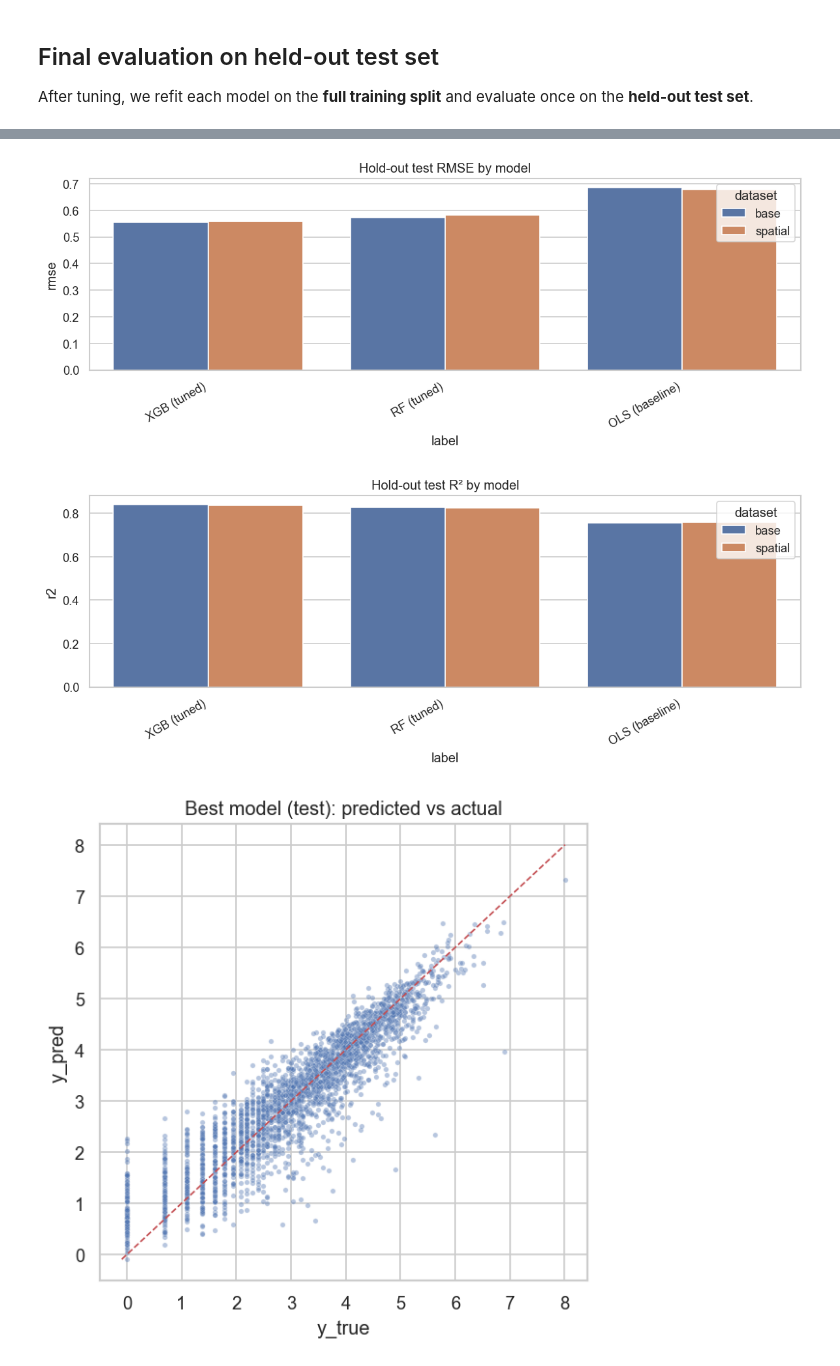
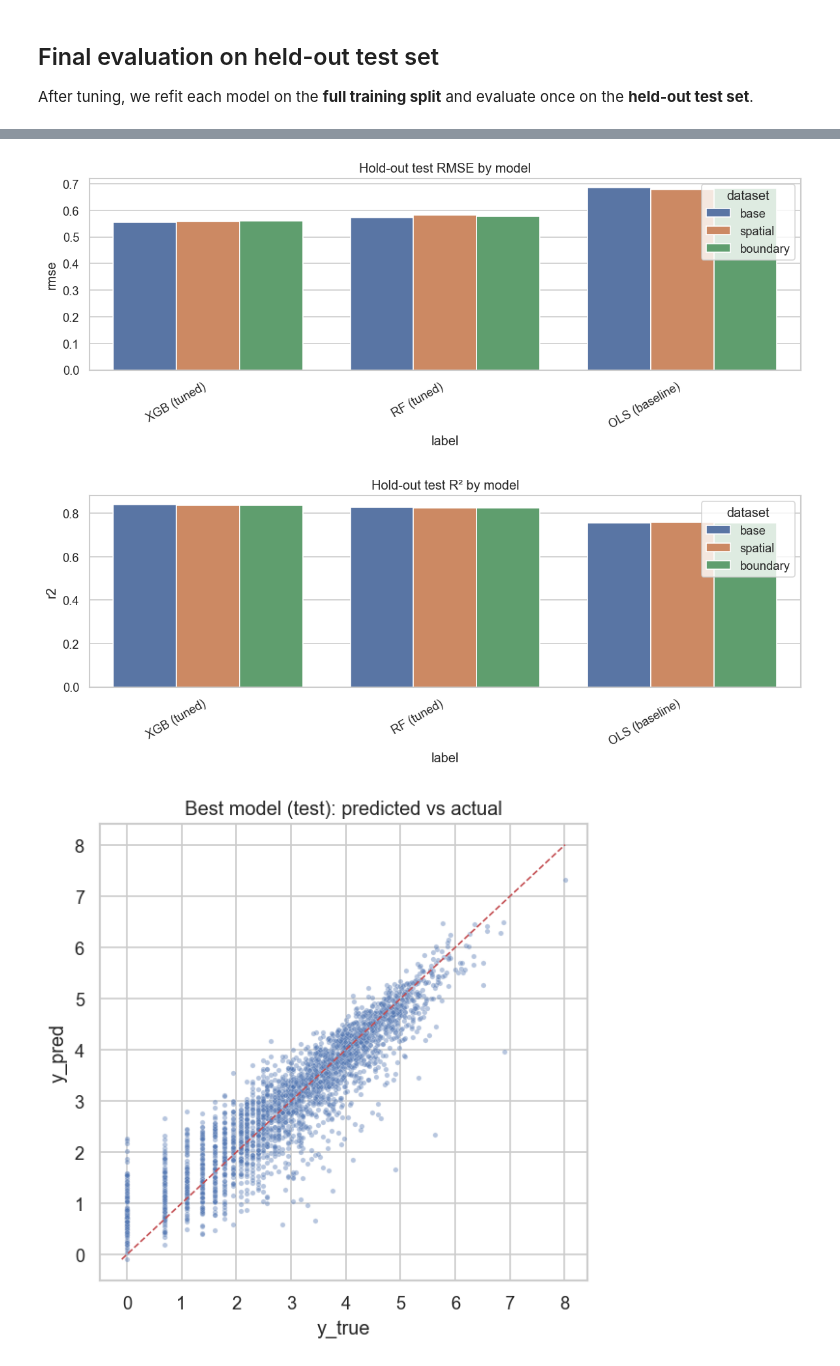
Before and after one commit to aukehilbrands/thesis, a Jupyter notebook: 5 - Modeling.ipynb, the cells around one changed output, grey strips where cells are left out. Saved outputs shown, nothing was run; the diff lists cells and outputs as text; code cells hidden in the pictures.

Commit message:
spatial lag weights introduced as third feature set

```diff
--- a/5 - Modeling.ipynb
+++ b/5 - Modeling.ipynb
@@ -175,6 +232,7 @@ ID_COLS_BASE = [
     "centroid_y",
 ]
 ID_COLS_SPATIAL = ID_COLS_BASE.copy()
+ID_COLS_BOUNDARY = ID_COLS_BASE.copy()
 
 RAW_TARGET_LIKE = {
     "crime_count",
@@ -212,7 +270,8 @@ def select_numeric_predictors(
 
     info = {
         "n_features": len(feature_cols),
-        "spillover_cols": [c for c in feature_cols if c.startswith("queen_lag_")],
+        "queen_lag_cols": [c for c in feature_cols if c.startswith("queen_lag_")],
+        "boundary_lag_cols": [c for c in feature_cols if c.startswith("boundary_lag_")],
         "excluded_leakage_cols": leak,
     }
     return X, y, info
@@ -220,3 +279,12 @@ def select_numeric_predictors(
 
 X_base, y_base, info_base = select_numeric_predictors(base_df, TARGET_COL, ID_COLS_BASE)
 X_spatial, y_spatial, info_spatial = select_numeric_predictors(spatial_df, TARGET_COL, ID_COLS_SPATIAL)
+X_boundary, y_boundary, info_boundary = select_numeric_predictors(boundary_df, TARGET_COL, ID_COLS_BOUNDARY)
+
+print("Selected features:")
+print("- base:", X_base.shape)
+print("- spatial:", X_spatial.shape)
+print("- boundary:", X_boundary.shape)
+print("Spillover columns:")
+print("- spatial queen lags:", len(info_spatial["queen_lag_cols"]))
+print("- boundary boundary lags:", len(info_boundary["boundary_lag_cols"]))
@@ -287,12 +363,15 @@ def print_fold_diagnostics(cv, X: pd.DataFrame, y: pd.Series, groups: Optional[p
 
 groups_base = base_df[GROUP_COL] if GROUP_COL and GROUP_COL in base_df.columns else None
 groups_spatial = spatial_df[GROUP_COL] if GROUP_COL and GROUP_COL in spatial_df.columns else None
+groups_boundary = boundary_df[GROUP_COL] if GROUP_COL and GROUP_COL in boundary_df.columns else None
 
 cv_base, cv_base_desc = make_cv(groups_base)
 cv_spatial, cv_spatial_desc = make_cv(groups_spatial)
+cv_boundary, cv_boundary_desc = make_cv(groups_boundary)
 
 print_fold_diagnostics(cv_base, X_base, y_base, groups_base)
 print_fold_diagnostics(cv_spatial, X_spatial, y_spatial, groups_spatial)
+print_fold_diagnostics(cv_boundary, X_boundary, y_boundary, groups_boundary)
 # %% [markdown]
 ## Helper functions for evaluation
 # %%
@@ -849,14 +1012,17 @@ After tuning, we refit each model on the **full training split** and evaluate on
 # Build X/y for test split using the same feature-selection logic
 X_base_test, y_base_test, _ = select_numeric_predictors(base_test_df, TARGET_COL, ID_COLS_BASE)
 X_spatial_test, y_spatial_test, _ = select_numeric_predictors(spatial_test_df, TARGET_COL, ID_COLS_SPATIAL)
+X_boundary_test, y_boundary_test, _ = select_numeric_predictors(boundary_test_df, TARGET_COL, ID_COLS_BOUNDARY)
 
 # Align columns explicitly (train defines the feature space)
 X_base_test = X_base_test.reindex(columns=X_base.columns, fill_value=np.nan)
 X_spatial_test = X_spatial_test.reindex(columns=X_spatial.columns, fill_value=np.nan)
+X_boundary_test = X_boundary_test.reindex(columns=X_boundary.columns, fill_value=np.nan)
 
 print("\nTrain/Test shapes:")
 print("Base train:", X_base.shape, "Base test:", X_base_test.shape)
 print("Spatial train:", X_spatial.shape, "Spatial test:", X_spatial_test.shape)
+print("Boundary train:", X_boundary.shape, "Boundary test:", X_boundary_test.shape)
 
 from sklearn.metrics import mean_squared_error, mean_absolute_error, r2_score
 
@@ -875,11 +1041,13 @@ preds = []
 ctx_cols = [c for c in ["gwb_code_10", "gm_naam", "regio", "a_inw", "crime_count"] if c in base_test_df.columns]
 ctx_base_test = base_test_df[ctx_cols].copy() if ctx_cols else pd.DataFrame(index=base_test_df.index)
 ctx_spatial_test = spatial_test_df[ctx_cols].copy() if ctx_cols else pd.DataFrame(index=spatial_test_df.index)
+ctx_boundary_test = boundary_test_df[ctx_cols].copy() if ctx_cols else pd.DataFrame(index=boundary_test_df.index)
 
 # OLS (baseline)
 for dataset_type, (Xtr, ytr, Xte, yte, ctx) in {
     "base": (X_base, y_base, X_base_test, y_base_test, ctx_base_test),
     "spatial": (X_spatial, y_spatial, X_spatial_test, y_spatial_test, ctx_spatial_test),
+    "boundary": (X_boundary, y_boundary, X_boundary_test, y_boundary_test, ctx_boundary_test),
 }.items():
     pred, rmse, mae, r2 = fit_predict_eval(make_ols_pipeline(), Xtr, ytr, Xte, yte)
     results.append({"model": "OLS", "dataset": dataset_type, "tuning": "baseline", "rmse": rmse, "mae": mae, "r2": r2})
@@ -902,6 +1070,10 @@ pred, rmse, mae, r2 = fit_predict_eval(rf_best_spatial, X_spatial, y_spatial, X_
 results.append({"model": "RF", "dataset": "spatial", "tuning": "tuned", "rmse": rmse, "mae": mae, "r2": r2})
 dfp = ctx_spatial_test.copy(); dfp["dataset"]="spatial"; dfp["model"]="RF"; dfp["tuning"]="tuned"; dfp["y_true"]=y_spatial_test.values; dfp["y_pred"]=pred; dfp["residual"]=dfp["y_true"]-dfp["y_pred"]; dfp["abs_error"]=dfp["residual"].abs(); preds.append(dfp)
 
+pred, rmse, mae, r2 = fit_predict_eval(rf_best_boundary, X_boundary, y_boundary, X_boundary_test, y_boundary_test)
+results.append({"model": "RF", "dataset": "boundary", "tuning": "tuned", "rmse": rmse, "mae": mae, "r2": r2})
+dfp = ctx_boundary_test.copy(); dfp["dataset"]="boundary"; dfp["model"]="RF"; dfp["tuning"]="tuned"; dfp["y_true"]=y_boundary_test.values; dfp["y_pred"]=pred; dfp["residual"]=dfp["y_true"]-dfp["y_pred"]; dfp["abs_error"]=dfp["residual"].abs(); preds.append(dfp)
+
 # XGB tuned
 pred, rmse, mae, r2 = fit_predict_eval(xgb_best_base, X_base, y_base, X_base_test, y_base_test)
 results.append({"model": "XGB", "dataset": "base", "tuning": "tuned", "rmse": rmse, "mae": mae, "r2": r2})
@@ -911,11 +1083,30 @@ pred, rmse, mae, r2 = fit_predict_eval(xgb_best_spatial, X_spatial, y_spatial, X
 results.append({"model": "XGB", "dataset": "spatial", "tuning": "tuned", "rmse": rmse, "mae": mae, "r2": r2})
 dfp = ctx_spatial_test.copy(); dfp["dataset"]="spatial"; dfp["model"]="XGB"; dfp["tuning"]="tuned"; dfp["y_true"]=y_spatial_test.values; dfp["y_pred"]=pred; dfp["residual"]=dfp["y_true"]-dfp["y_pred"]; dfp["abs_error"]=dfp["residual"].abs(); preds.append(dfp)
 
+pred, rmse, mae, r2 = fit_predict_eval(xgb_best_boundary, X_boundary, y_boundary, X_boundary_test, y_boundary_test)
+results.append({"model": "XGB", "dataset": "boundary", "tuning": "tuned", "rmse": rmse, "mae": mae, "r2": r2})
+dfp = ctx_boundary_test.copy(); dfp["dataset"]="boundary"; dfp["model"]="XGB"; dfp["tuning"]="tuned"; dfp["y_true"]=y_boundary_test.values; dfp["y_pred"]=pred; dfp["residual"]=dfp["y_true"]-dfp["y_pred"]; dfp["abs_error"]=dfp["residual"].abs(); preds.append(dfp)
+
 final_test = pd.DataFrame(results).sort_values(["rmse", "model", "dataset"]).reset_index(drop=True)
 print("\n=== Hold-out test set performance (RMSE / MAE / R²) ===")
 print(final_test.to_string(index=False))
 
 test_preds_all = pd.concat(preds, ignore_index=True)
+
+# Persist test-set predictions so notebook 6 can reuse them.
+# (Notebook 6 expects these column names.)
+# Keep the original columns for plotting/filtering in this notebook, and create copies for notebook 6.
+if "dataset" in test_preds_all.columns and "dataset_type" not in test_preds_all.columns:
+    test_preds_all["dataset_type"] = test_preds_all["dataset"].astype(str)
+if "tuning" in test_preds_all.columns and "tuning_status" not in test_preds_all.columns:
+    test_preds_all["tuning_status"] = test_preds_all["tuning"].astype(str)
+
+OUT_MODEL_DIR = Path("outputs") / "modeling"
+OUT_MODEL_DIR.mkdir(parents=True, exist_ok=True)
+final_test.to_csv(OUT_MODEL_DIR / "final_test_set_results.csv", index=False)
+test_preds_all.to_csv(OUT_MODEL_DIR / "test_set_predictions_all_models.csv", index=False)
+print("\nSaved:", OUT_MODEL_DIR / "final_test_set_results.csv")
+print("Saved:", OUT_MODEL_DIR / "test_set_predictions_all_models.csv")
 
 # Quick comparison plots (shown; not saved)
 plt.figure(figsize=(10, 4))
@@ -936,7 +1127,16 @@ plt.show()
 
 # Best model on test (lowest RMSE)
 best_row = final_test.iloc[0]
-best_test = test_preds_all[(test_preds_all["model"] == best_row["model"]) & (test_preds_all["dataset"] == best_row["dataset"]) & (test_preds_all["tuning"] == best_row["tuning"])].copy()
+
+# Robust filtering in case columns were renamed.
+ds_col = "dataset" if "dataset" in test_preds_all.columns else "dataset_type"
+tu_col = "tuning" if "tuning" in test_preds_all.columns else "tuning_status"
+
+best_test = test_preds_all[
+    (test_preds_all["model"] == best_row["model"]) &
+    (test_preds_all[ds_col] == best_row["dataset"]) &
+    (test_preds_all[tu_col] == best_row["tuning"])
+].copy()
 
 plt.figure(figsize=(5, 5))
 sns.scatterplot(x=best_test["y_true"], y=best_test["y_pred"], s=10, alpha=0.4)
@@ -975,5 +1182,5 @@ model dataset   tuning     rmse      mae       r2
-[figure, old version]
+[figure, new version]
-[figure, old version]
+[figure, new version]
 [figure]
 [figure]
 [figure]
```
Also changed, not shown: parts of 18 cells of this notebook, 11 other files.
